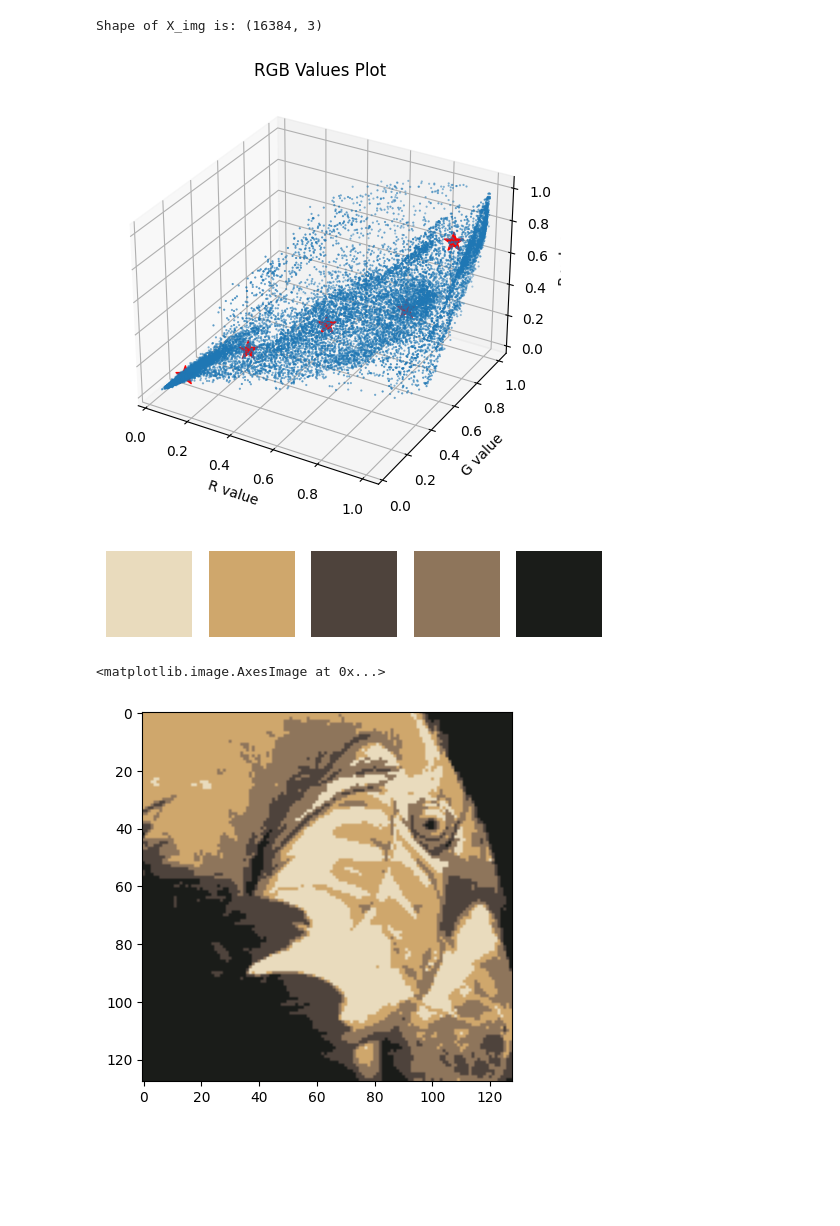
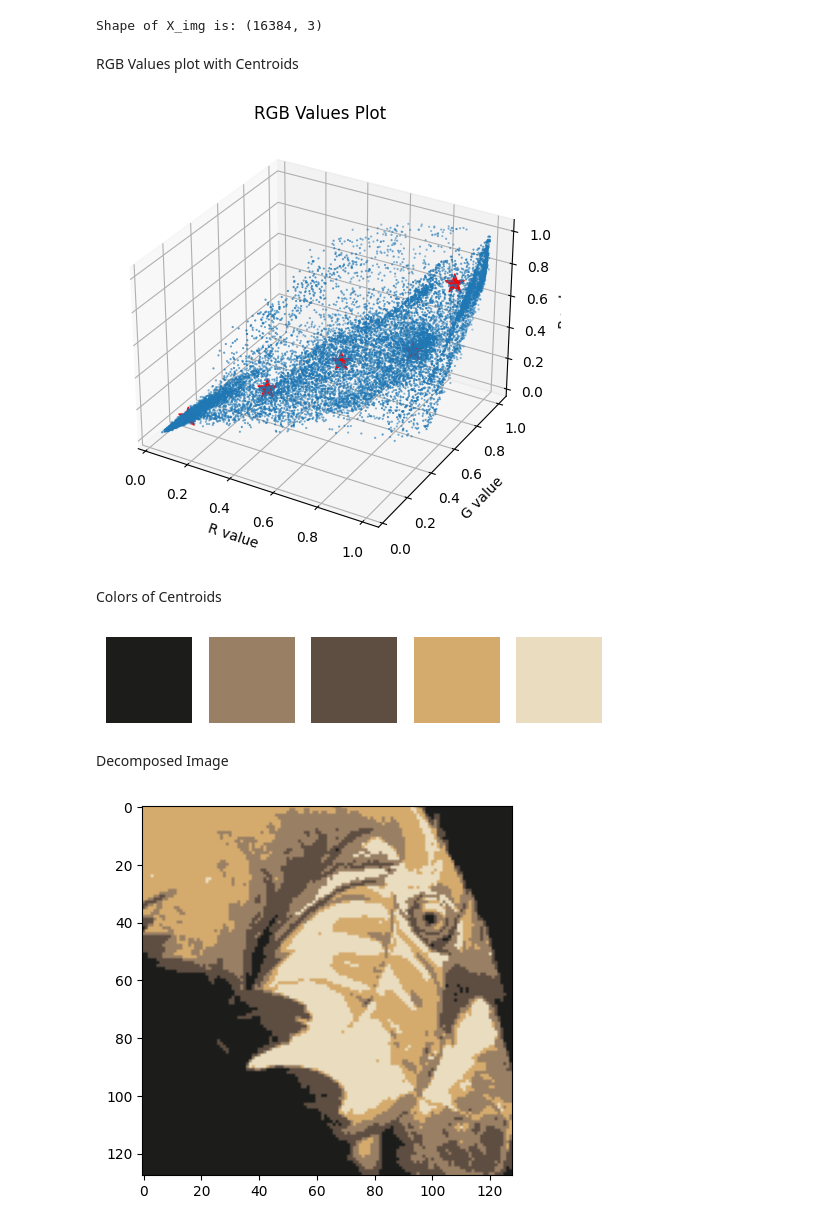
Before and after one commit to Vraj2811/Coursera, a Jupyter notebook: KMeans.ipynb, the cells around one changed output. Cells and saved outputs as stored; diff of their text form; code cells hidden in the pictures; blank space fills up the shorter version.

```diff
--- a/KMeans.ipynb
+++ b/KMeans.ipynb
@@ -75,3 +75,9 @@ centroids, idx = run_kMeans(X_img, 16,5)
+# %%
+max_iter=16
+k=5
+centroids, idx = run_kMeans(X_img, max_iter,k)
+# %% [markdown]
+RGB Values plot with Centroids
 # %%
 fig = plt.figure()
 ax = fig.add_subplot(111, projection='3d')
@@ -85,21 +91,26 @@ ax.scatter(centroids[:, 0], centroids[
 fig.tight_layout()
 plt.show()
 # %% [output]
-[figure, old version]
+[figure, new version]
+# %% [markdown]
+Colors of Centroids
 # %%
 fig, axs = plt.subplots(1, len(centroids))
-for i in range(len(images)):
+for i in range(len(centroids)):
     axs[i].imshow(centroids[i].reshape(1,1,3))
     axs[i].axis('off')
 plt.show()
 # %% [output]
-[figure, old version]
+[figure, new version]
+# %% [markdown]
+Decomposed Image
 # %%
 X_recovered = centroids[idx, :]
 
 X_recovered = np.reshape(X_recovered, original_img.shape)
 
 plt.imshow(X_recovered)
+
+plt.show()
 # %% [output]
-<matplotlib.image.AxesImage at 0x...>
-[figure, old version]
+[figure, new version]
```
Also changed, not shown: parts of 4 cells of this notebook, 2 other files.
